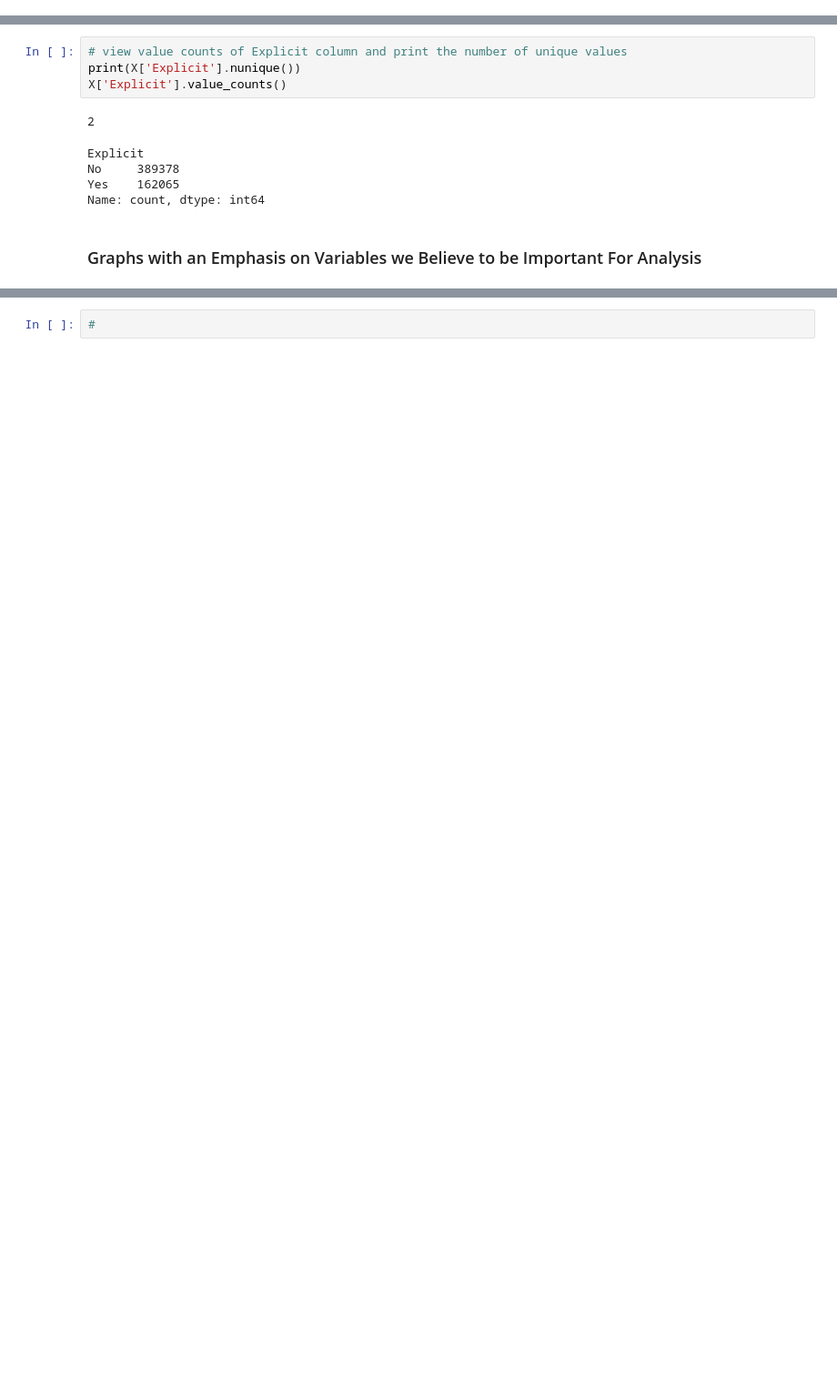
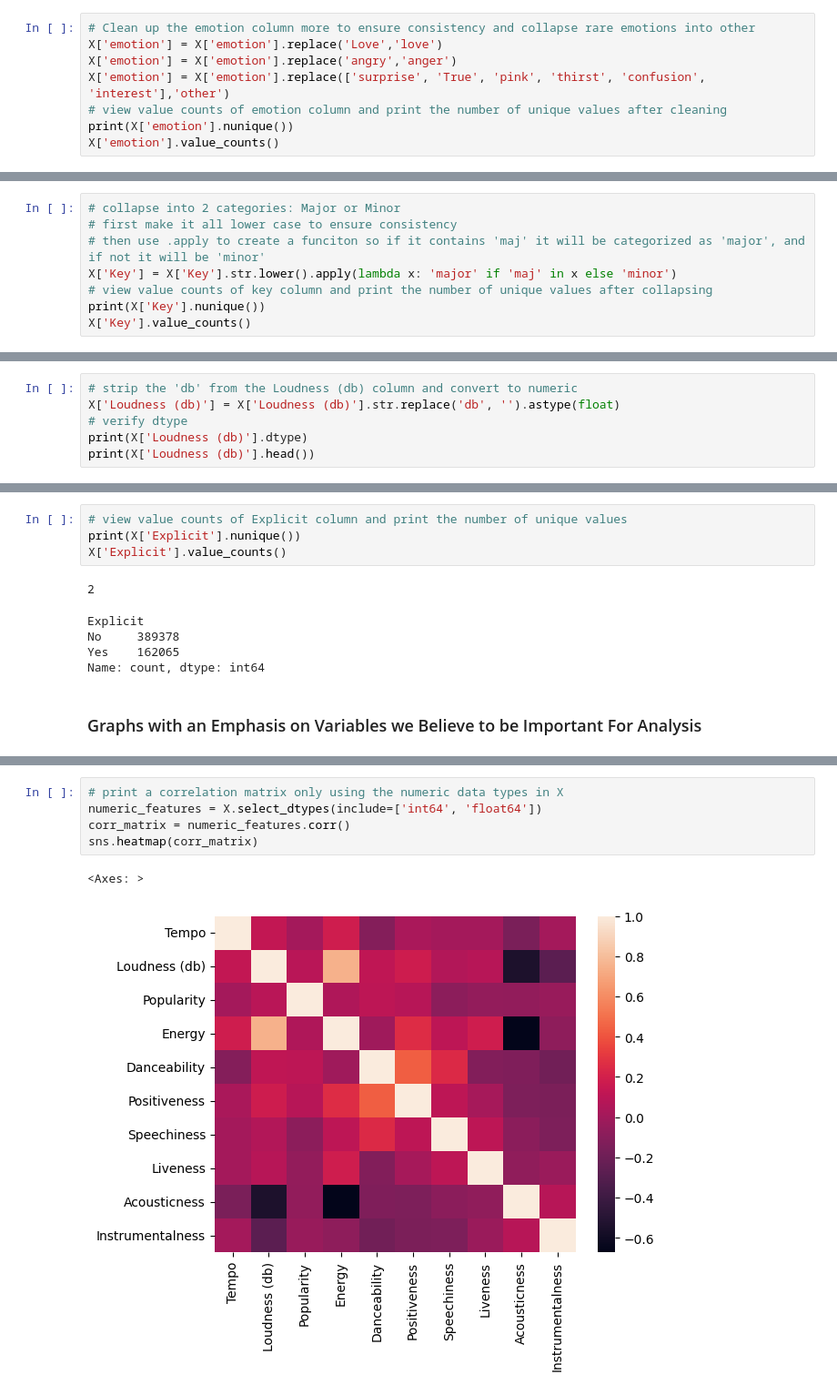
Before and after one commit to natalie-s11/ML_Final_Project, a Jupyter notebook: notebook.ipynb, the cells around one changed output, grey strips where cells are left out. Shown at 91% size. Cells and saved outputs as stored; diff of their text form; blank space fills up the shorter version.

```diff
--- a/notebook.ipynb
+++ b/notebook.ipynb
@@ -201,3 +201,11 @@ thirst            1
 confusion         1
 interest          1
 Name: count, dtype: int64
+# %%
+# Clean up the emotion column more to ensure consistency and collapse rare emotions into other
+X['emotion'] = X['emotion'].replace('Love','love')
+X['emotion'] = X['emotion'].replace('angry','anger')
+X['emotion'] = X['emotion'].replace(['surprise', 'True', 'pink', 'thirst', 'confusion', 'interest'],'other')
+# view value counts of emotion column and print the number of unique values after cleaning
+print(X['emotion'].nunique())
+X['emotion'].value_counts()
@@ -224,3 +242,11 @@ G# min    10293
 D# Maj     9233
 D# min     6524
 Name: count, dtype: int64
+# %%
+# collapse into 2 categories: Major or Minor
+# first make it all lower case to ensure consistency
+# then use .apply to create a funciton so if it contains 'maj' it will be categorized as 'major', and if not it will be 'minor'
+X['Key'] = X['Key'].str.lower().apply(lambda x: 'major' if 'maj' in x else 'minor')
+# view value counts of key column and print the number of unique values after collapsing
+print(X['Key'].nunique())
+X['Key'].value_counts()
@@ -243,3 +275,9 @@ Loudness (db)
 -28.62db        1
 -43.72db        1
 Name: count, Length: 3746, dtype: int64
+# %%
+# strip the 'db' from the Loudness (db) column and convert to numeric
+X['Loudness (db)'] = X['Loudness (db)'].str.replace('db', '').astype(float)
+# verify dtype
+print(X['Loudness (db)'].dtype)
+print(X['Loudness (db)'].head())
@@ -258,2 +322,8 @@ Name: count, dtype: int64
 # %%
-#
+# print a correlation matrix only using the numeric data types in X
+numeric_features = X.select_dtypes(include=['int64', 'float64'])
+corr_matrix = numeric_features.corr()
+sns.heatmap(corr_matrix)
+# %% [output]
+<Axes: >
+[figure, added]
```
Also changed, not shown: parts of 8 cells of this notebook.
